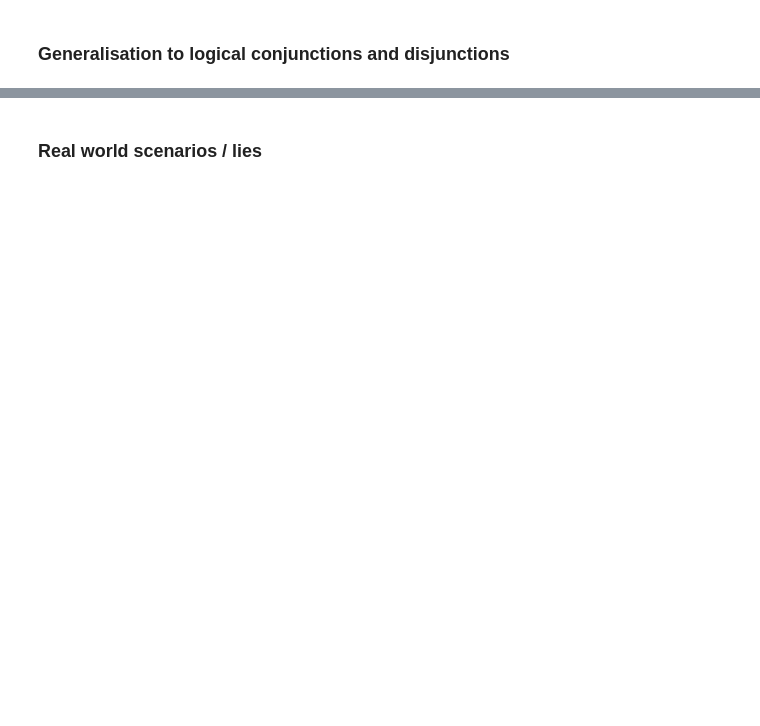
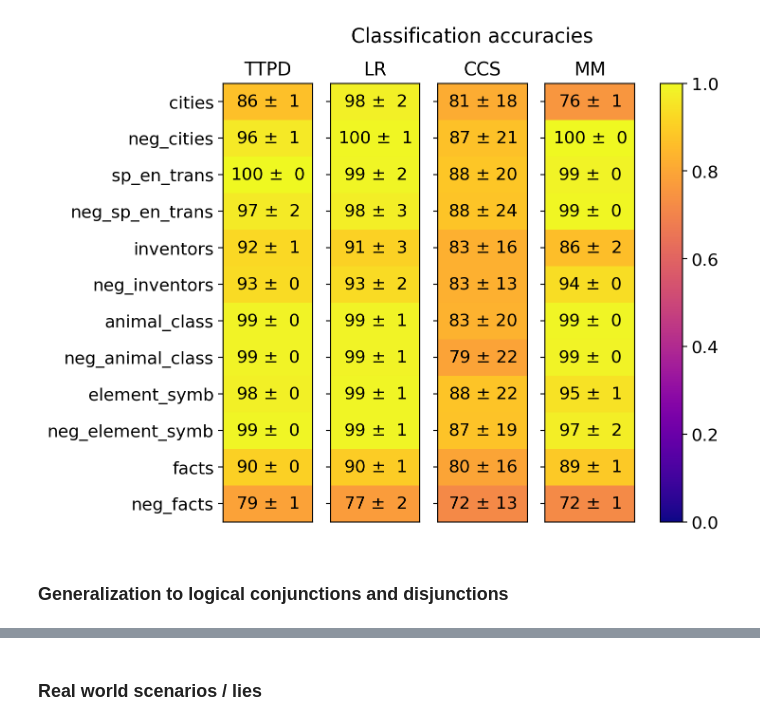
Before and after one commit to Fjallripa/Truth_is_Universal, a Jupyter notebook: lie_detection.ipynb, the cells around one changed output, grey strips where cells are left out. Cells and saved outputs as stored; diff of their text form; code cells hidden in the pictures; blank space fills up the shorter version.

Commit message:
make lie_detection.ipynb save its results

```diff
--- a/lie_detection.ipynb
+++ b/lie_detection.ipynb
@@ -94,33 +134,37 @@ for probe_type, stats in probe_accuracies.items():
 # %%
 fig, (ax1, ax2, ax3, ax4) = plt.subplots(figsize=(7, 6), ncols=4)
 titles = ["TTPD", "LR", "CCS", "MM"]
 
 for t, (ax, key) in enumerate(zip((ax1, ax2, ax3, ax4), (TTPD, LRProbe, CCSProbe, MMProbe))):
     grid = [[stat_results[key]['mean'][dataset]] for dataset in train_sets]
     grid_std = [[stat_results[key]['std'][dataset]] for dataset in train_sets]
     im = ax.imshow(grid, vmin=0, vmax=1, cmap='plasma', aspect='auto')
 
     for i, row in enumerate(grid):
         for j, val in enumerate(row):
             ax.text(j, i, f'{round(grid[i][j] * 100):2d} $\pm$ {round(grid_std[i][j] * 100):2d}', ha='center', va='center', fontsize=13)
 
     ax.set_yticks(range(len(train_sets)))
     ax.set_xticks([])
 
     ax.set_title(titles[t], fontsize=14)
 
 ax1.set_yticklabels(train_sets, fontsize=13)
 ax2.set_yticklabels([])
 ax3.set_yticklabels([])
 ax4.set_yticklabels([])
 
 cbar = fig.colorbar(im, ax=[ax1, ax2, ax3, ax4])
 cbar.ax.tick_params(labelsize=13)
 
 fig.suptitle("Classification accuracies", fontsize=15)
-plt.show()
+
+plt.savefig(f"./results/lie_detection--unseen_topics--{model_name}.svg",
+            bbox_inches = "tight")
+# %% [output]
+[figure, added]
 # %% [markdown]
-### Generalisation to logical conjunctions and disjunctions
+### Generalization to logical conjunctions and disjunctions
 # %%
 # compare TTPD, LR, CCS and MM on logical conjunctions and disjunctions
 val_sets = ["cities_conj", "cities_disj", "sp_en_trans_conj","sp_en_trans_disj",
```
Also changed, not shown: parts of 20 cells of this notebook.
